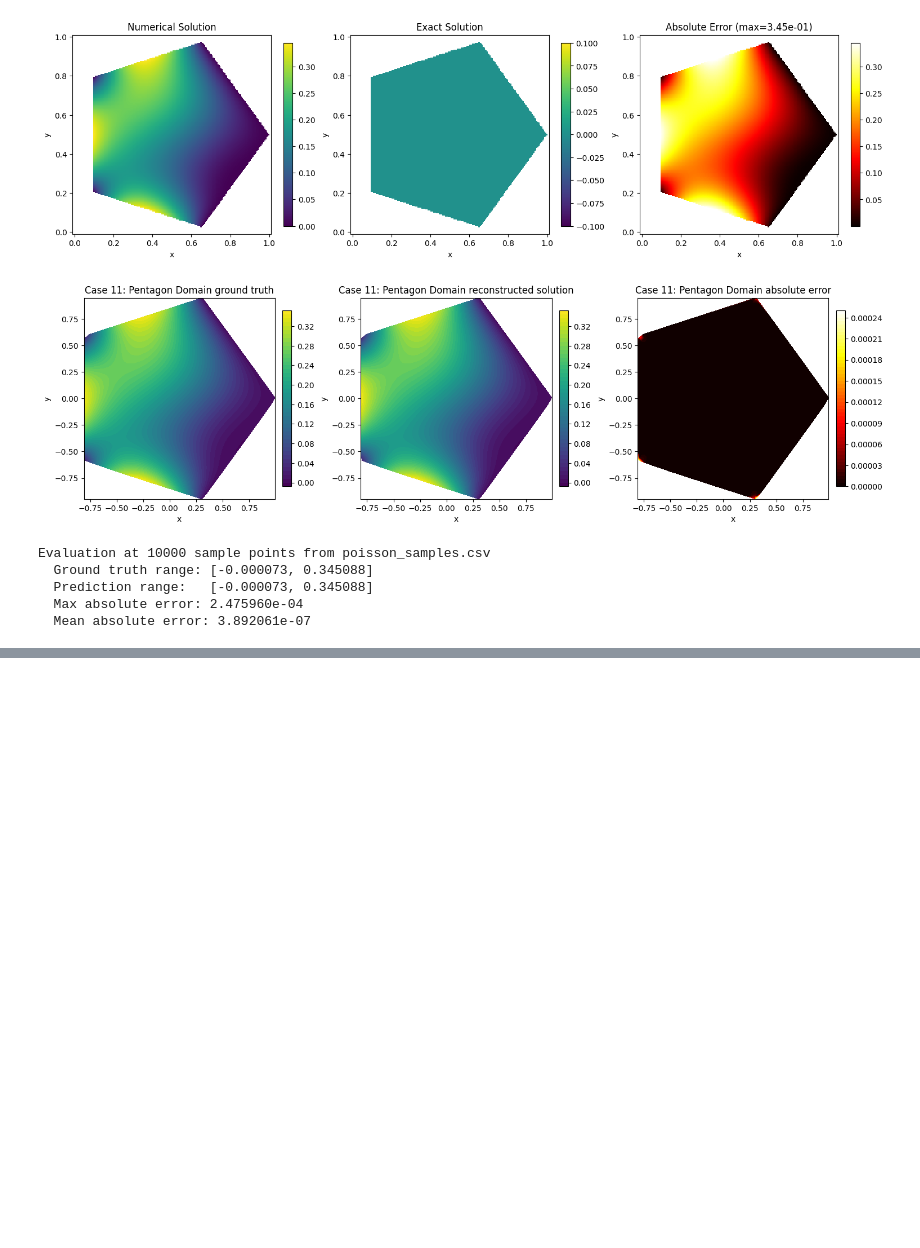
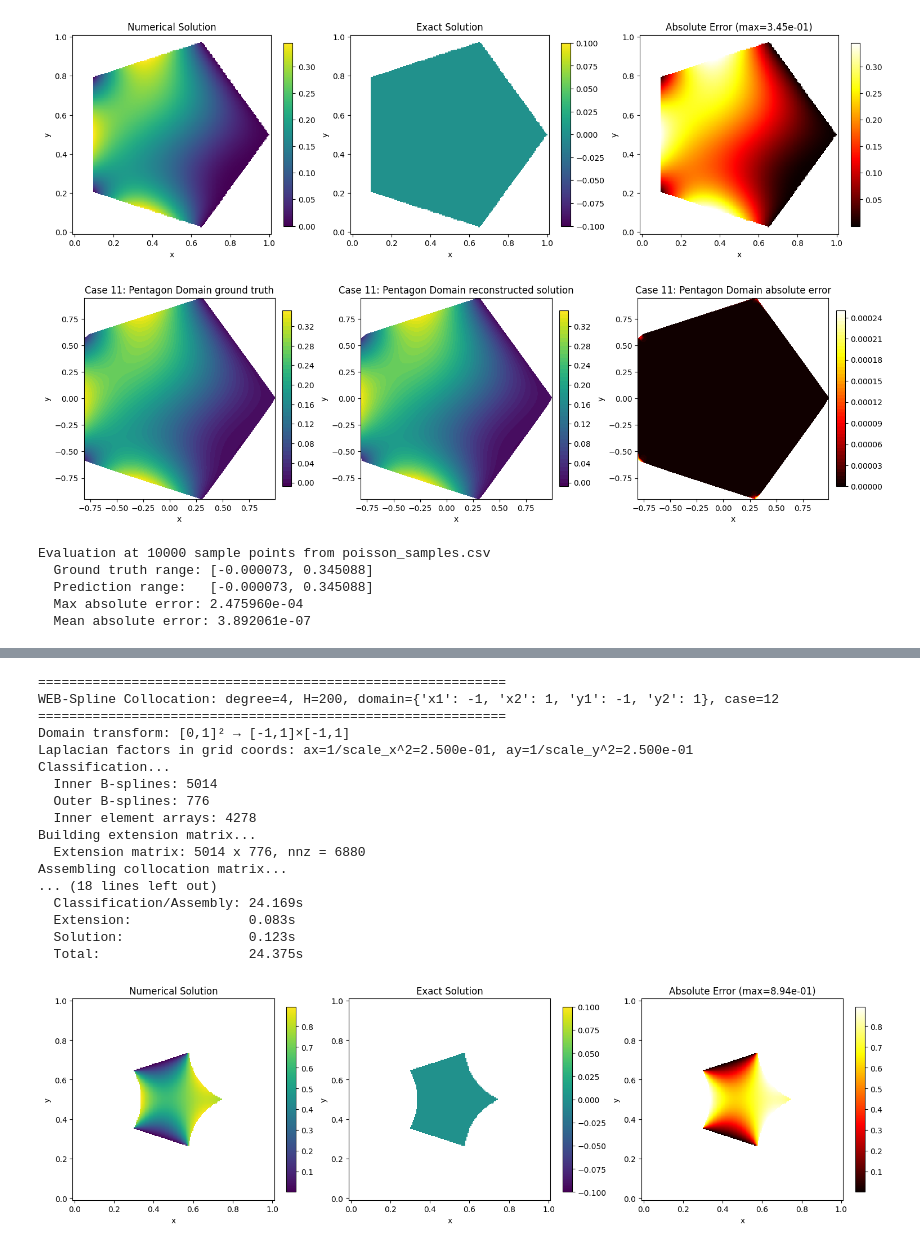
Before and after one commit to csgellert/NeuralIGA, a Jupyter notebook: advanced_neural_iga/advanced_colloc/colloc_results.ipynb, the cells around one changed output, grey strips where cells are left out. Cells and saved outputs as stored; diff of their text form; code cells hidden in the pictures; blank space fills up the shorter version.

Commit message:
implement case 11

```diff
--- a/advanced_neural_iga/advanced_colloc/colloc_results.ipynb
+++ b/advanced_neural_iga/advanced_colloc/colloc_results.ipynb
@@ -19,8 +66,8 @@ importlib.reload(ihbnd)
 
 # Analytical 5-output pentagon distance model.
 # Use the scalar adapter for run_example, and keep the 5-output model for model_ms.
-model_MS = netdefs.load_test_model("SIREN_pentagon_MSSDF_02", "SIREN", params={"architecture": [2, 256, 256, 256, 5], "w_0": 15, "w_hidden": 30.0})
-#model_MS = Geomertry.AnaliticalDistancePentagon_SideDistances(radius=1.0, rotation=0.0)
+#model_MS = netdefs.load_test_model("SIREN_pentagon_MSSDF_02", "SIREN", params={"architecture": [2, 256, 256, 256, 5], "w_0": 15, "w_hidden": 30.0})
+model_MS = Geomertry.AnaliticalDistancePentagon_SideDistances(radius=1.0, rotation=0.0)
 #model = ihbnd.sharp_min_distance_function(model_MS)
 #model = ihbnd.smooth_min_distance_function(model_MS, alpha=10.0)
 #model = ihbnd.sharp_min_distance_function_hollig(model=model_MS, delta = 0.05, gamma= 3)
@@ -35,6 +82,7 @@ res = cWEB.run_example(
     plot_mode='2d',
     return_coefficients=True,
     model_ms=model_MS,
+    boundary_enforcement="none"
 )
 # %% [output]
 ============================================================
@@ -108,6 +156,7 @@ res_a = cWEB.run_example(
     plot_mode='2d',
     return_coefficients=True,
     model_ms=model_MS_a,
+    boundary_enforcement="none"
 )
 # %% [output]
 ============================================================
@@ -432,7 +482,7 @@ res = cWEB.run_example(
     plot_mode='2d',
     return_coefficients=True,
     model_ms=model_MS,
-    boundary_enforcement="coons"
+    boundary_enforcement="lightning"
 )
 # %% [output]
 ============================================================
@@ -623,0 +631,43 @@ Lifting range: [0.000000, 0.344709]
+# %%
+importlib.reload(cWEB)
+importlib.reload(PDE_testcases)
+importlib.reload(Geomertry)
+import inhomogenous_boundary as ihbnd
+importlib.reload(ihbnd)
+
+# Analytical 5-output pentagon distance model.
+# Use the scalar adapter for run_example, and keep the 5-output model for model_ms.
+model_MS = Geomertry.AnaliticalDistance_case_12_MS()
+
+model = ihbnd.R_func_min(model=model_MS)
+# Enable return_coefficients=True so we can use the result for pointwise evaluation.
+res = cWEB.run_example(
+    model=model,
+    n=4,
+    H=200,
+    function_case=12,
+    verbose=True,
+    plot_mode='2d',
+    return_coefficients=True,
+    model_ms=model_MS,
+    boundary_enforcement="lifting"
+)
+# %% [output]
+============================================================
+WEB-Spline Collocation: degree=4, H=200, domain={'x1': -1, 'x2': 1, 'y1': -1, 'y2': 1}, case=12
+============================================================
+Domain transform: [0,1]² → [-1,1]×[-1,1]
+Laplacian factors in grid coords: ax=1/scale_x^2=2.500e-01, ay=1/scale_y^2=2.500e-01
+Classification...
+  Inner B-splines: 5014
+  Outer B-splines: 776
+  Inner element arrays: 4278
+Building extension matrix...
+  Extension matrix: 5014 x 776, nnz = 6880
+Assembling collocation matrix...
+... (18 lines left out)
+  Classification/Assembly: 24.169s
+  Extension:               0.083s
+  Solution:                0.123s
+  Total:                   24.375s
+[figure, added]
```
Also changed, not shown: parts of 9 cells of this notebook, 6 other files.
